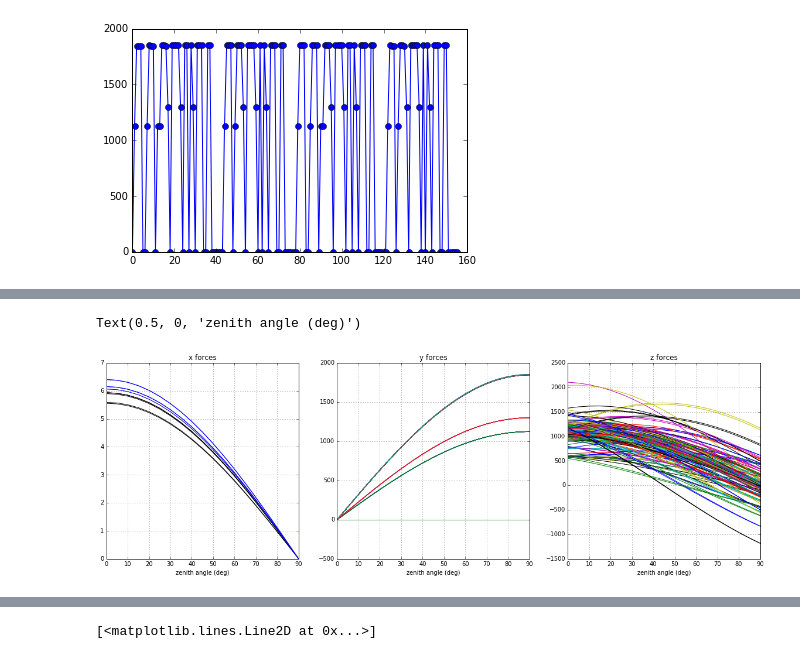
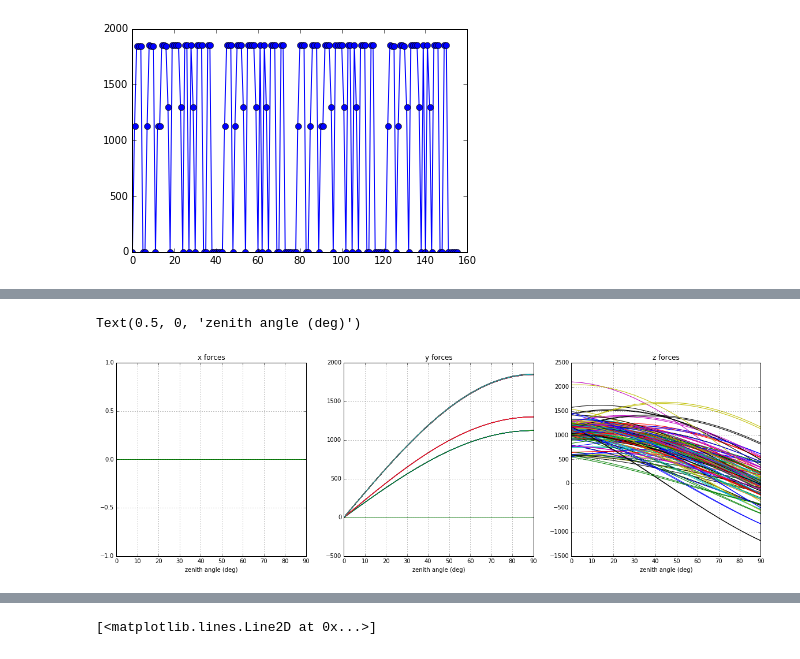
Before and after one commit to bxin/M1M3_ML, a Jupyter notebook: finalLUT.ipynb, the cells around one changed output, grey strips where cells are left out. Cells and saved outputs as stored; diff of their text form; code cells hidden in the pictures.

```diff
--- a/finalLUT.ipynb
+++ b/finalLUT.ipynb
@@ -390,7 +393,10 @@ We need to subtract the 3rd, and add FB forces, then we have all the components
 FG = np.zeros(FDAA.shape)
 FG[0,:,:] = (fb0+fc0+fd0)/3 #for theta_z = 0, averge the initial forces
 FG[0,:,1:] -= FDAA[0,:,1:]  #for theta_z = 0, subtract forces due to DAA weights [leave actIDs alone]
-FG[0,:,1:] += (fbfb[:,1:] + fcfb[:,1:] + fdfb[:, 1:])/3
+#FG[0,:,1:] += (fbfb[:,1:] + fcfb[:,1:] + fdfb[:, 1:])/3
+# %%
+idx = abs(FG[0,:,1])<0.05
+FG[0,idx,1] = 0 #these are just noise
 # %%
 # get horizon forces (based on FEA so far)
 aa= pd.read_csv('data/horizonFTot.csv',header=None)
@@ -422,21 +422,22 @@ plt.plot(fbfb[:,1])
 # %%
 fig, ax = plt.subplots(1,3, figsize=(20, 6))
 xx = np.linspace(0,90,nza)
 a = ax[0].plot(xx,FG[:,:,1])
 b = ax[1].plot(xx,FG[:,:,2])
 c = ax[2].plot(xx,FG[:,:,3])
+ax[0].set_ylim([-1,1])
 ax[0].grid()
 ax[1].grid()
 ax[2].grid()
 ax[0].set_title('x forces')
 ax[1].set_title('y forces')
 ax[2].set_title('z forces')
 ax[0].set_xlabel('zenith angle (deg)')
 ax[1].set_xlabel('zenith angle (deg)')
 ax[2].set_xlabel('zenith angle (deg)')
 # %% [output]
 Text(0.5, 0, 'zenith angle (deg)')
-[figure, old version]
+[figure, new version]
 # %%
 FBM = np.zeros(FDAA.shape)
 FBM[:,:,0] = FDAA[:,:,0]
```
Also changed, not shown: parts of 4 cells of this notebook, 1 other file.
